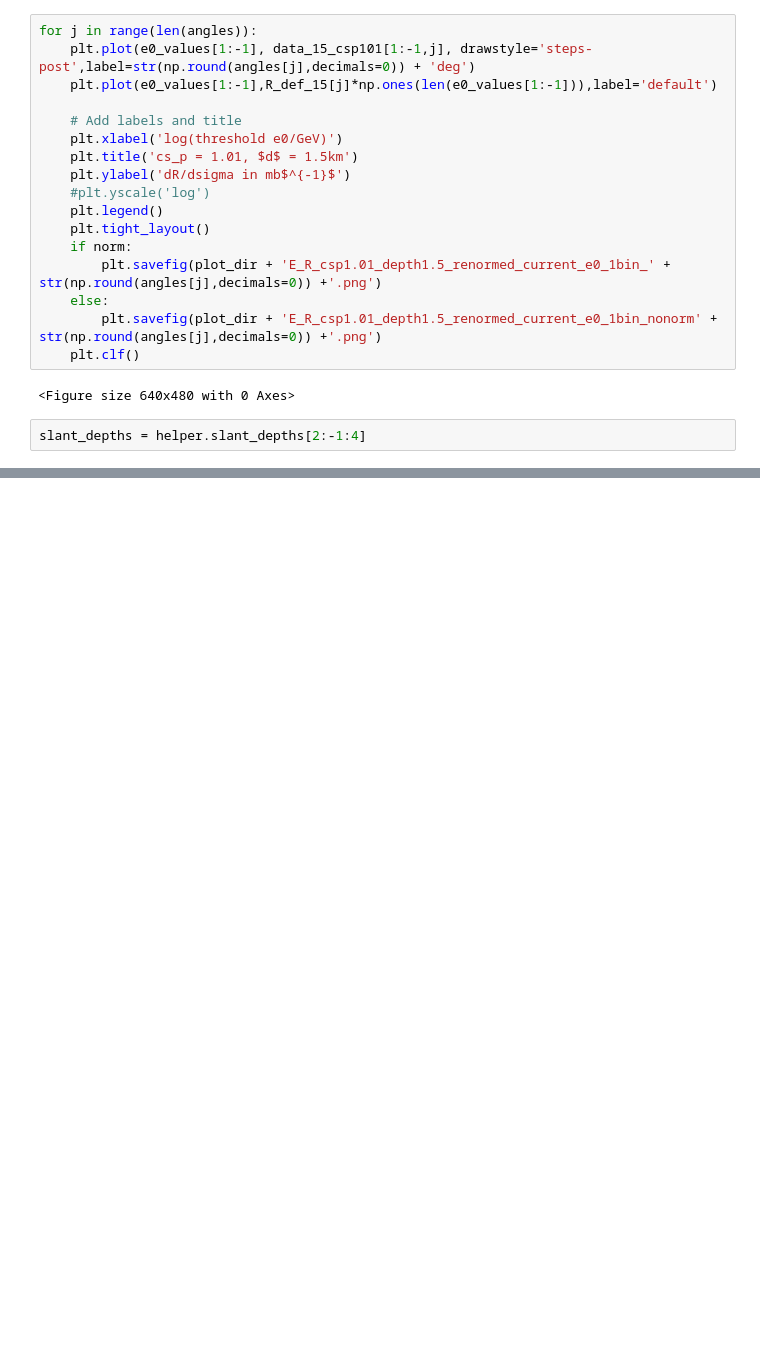
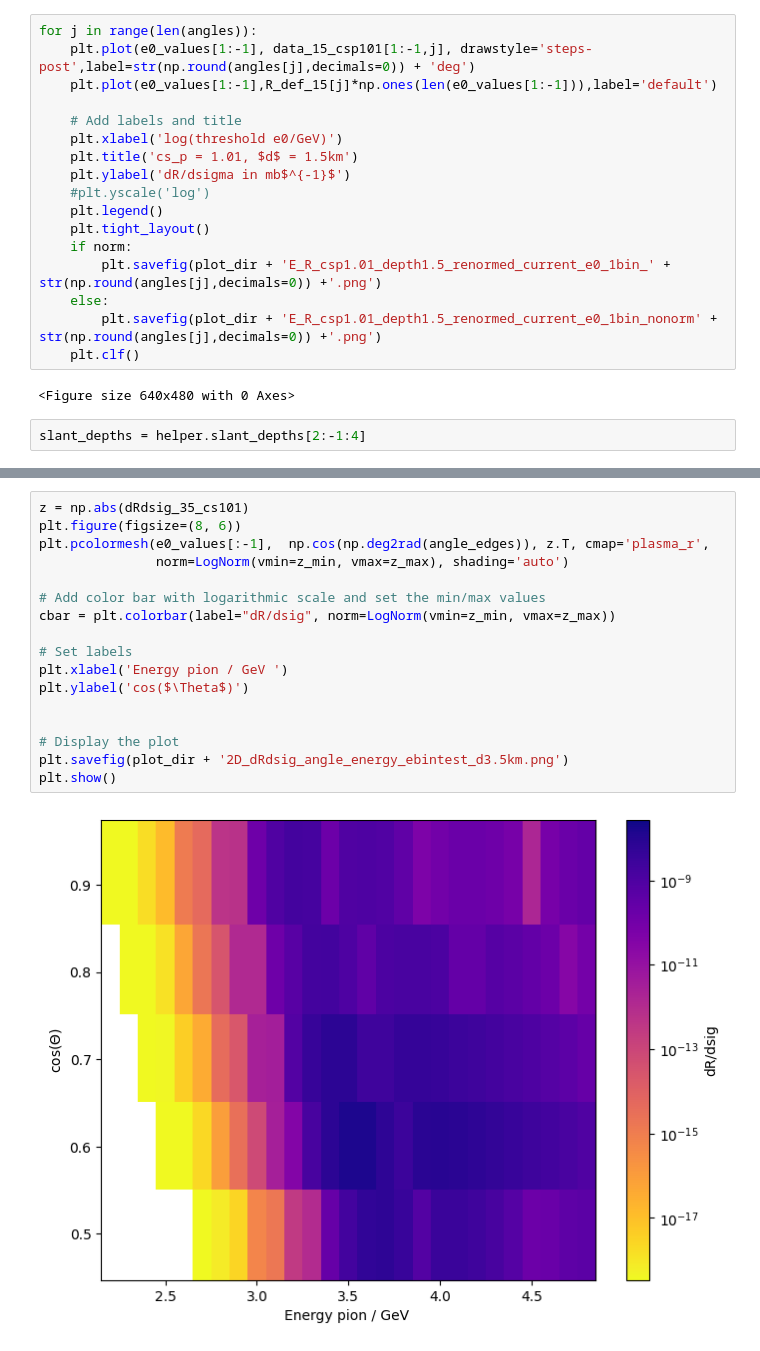
Before and after one commit to karohymon/cs-analysis, a Jupyter notebook: IceCube_diffuse_underground_bundles/sensitivity_per_ebin.ipynb, the cells around one changed output, grey strips where cells are left out. Saved outputs shown, nothing was run; the diff lists cells and outputs as text; blank space fills up the shorter version.

```diff
--- a/IceCube_diffuse_underground_bundles/sensitivity_per_ebin.ipynb
+++ b/IceCube_diffuse_underground_bundles/sensitivity_per_ebin.ipynb
@@ -485,0 +523,19 @@ array([1.00012951, 1.0001295 , 1.0001295 , 1.00012949, 1.00012948,
+# %%
+z = np.abs(dRdsig_35_cs101)
+plt.figure(figsize=(8, 6))
+plt.pcolormesh(e0_values[:-1],  np.cos(np.deg2rad(angle_edges)), z.T, cmap='plasma_r',
+               norm=LogNorm(vmin=z_min, vmax=z_max), shading='auto')
+
+# Add color bar with logarithmic scale and set the min/max values
+cbar = plt.colorbar(label="dR/dsig", norm=LogNorm(vmin=z_min, vmax=z_max))
+
+# Set labels
+plt.xlabel('Energy pion / GeV ')
+plt.ylabel('cos($\Theta$)')
+
+
+# Display the plot
+plt.savefig(plot_dir + '2D_dRdsig_angle_energy_ebintest_d3.5km.png')
+plt.show()
+# %% [output]
+[figure, added]
```
Also changed, not shown: parts of 9 cells of this notebook.
